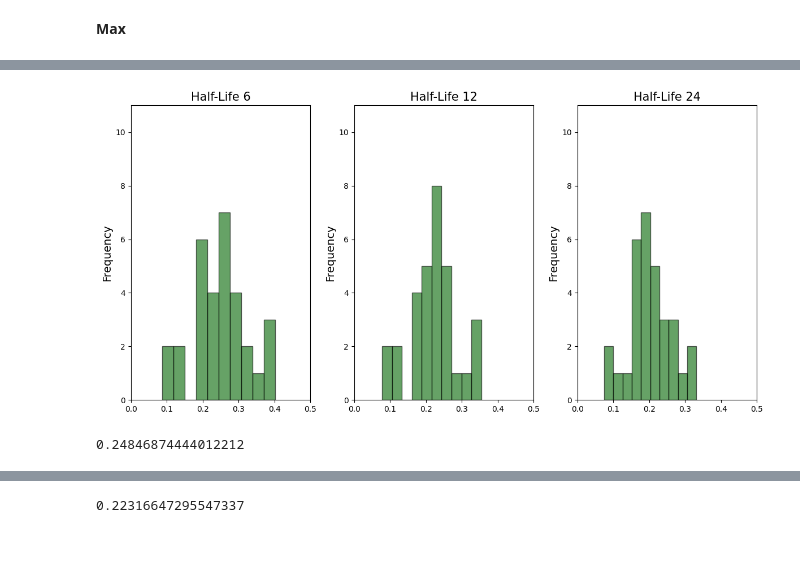
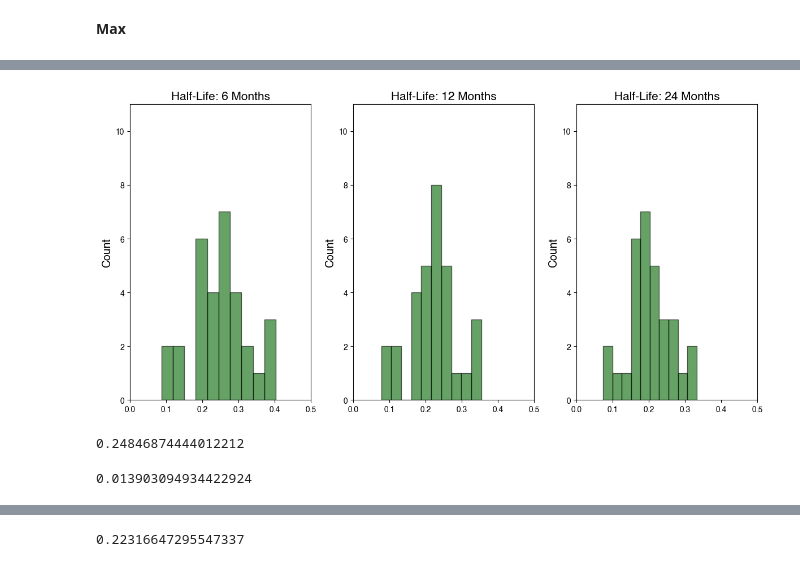
Before and after one commit to sarahsotoudeh/LegislativeInfluence, a Jupyter notebook: InfluenceVisualization.ipynb, the cells around one changed output, grey strips where cells are left out. Cells and saved outputs as stored; diff of their text form; code cells hidden in the pictures.

```diff
--- a/InfluenceVisualization.ipynb
+++ b/InfluenceVisualization.ipynb
@@ -8,6 +8,8 @@ import networkx as nx
 import pickle
 import warnings
 from scipy.stats import ttest_ind
+plt.rcParams['font.family'] = 'Helvetica'
+plt.rcParams['font.sans-serif'] = ['Helvetica']
 # %% [markdown]
 #### House
 # %%
@@ -215,40 +173,44 @@ for i, df in enumerate(bills_df):
 	passed_plot = passed_plot.sort_values("Time")
 	passed_plot_sort = passed_plot.sort_values("count")
 
 	failed_plot = fail.copy()
 	failed_plot["Time"] = failed_plot["Time"].dt.to_timestamp()
 	failed_plot = failed_plot.set_index("Time")
 	failed_plot = failed_plot.resample("4M").agg({"Influence_Score": ["mean", "std", "count"]})
 	failed_plot = failed_plot.reset_index()
 	failed_plot.columns = ["Time", "mean", "std", "count"]
 	failed_plot["Time"] = failed_plot["Time"].dt.strftime('%Y-%m')
 	failed_plot["sqrt_count"] = np.sqrt(failed_plot["count"].to_numpy())
 	failed_plot = failed_plot.sort_values("Time")
 	failed_plot_sort = failed_plot.sort_values("count")
 
 	merged_plot = pd.merge(passed_plot, failed_plot, on="Time", suffixes=("_passed", "_failed"))
 	merged_plot["Percent_Difference"] = ((merged_plot["mean_passed"] - merged_plot["mean_failed"]) / merged_plot["mean_failed"])
 
 	# Plot the histogram in the current subplot
 	ax = axes[i]
 	ax.set_xlim([0,0.5])
 	ax.set_ylim([0,11])
 	ax.hist(merged_plot["Percent_Difference"], bins=10, edgecolor='k', color="darkgreen", alpha=0.6)
-	ax.set_title("Half-Life " + str(halflife), fontsize=15)
-	ax.set_ylabel("Frequency", fontsize=14)
+	ax.set_title("Half-Life: " + str(halflife) + " Months", fontsize=15)
+	ax.set_ylabel("Count", fontsize=14)
 
 	# Format x-axis labels with percent signs
 	# ax.xaxis.set_major_formatter(FuncFormatter(lambda x, _ : f'{x:.0f}%'))
 
 # Adjust the layout to prevent overlapping
 plt.tight_layout()
 plt.show()
 # %% [output]
-[figure, old version]
+[figure, new version]
 # %%
 max_6["Percent_Difference"].mean()
 # %% [output]
 0.24846874444012212
+# %%
+max_6["Percent_Difference"].sem()
+# %% [output]
+0.013903094934422924
 # %%
 max_12 = plot_4_month_influence("House", fail_house_max_bill_12h, "Mean Influence Score Bills", "Influence Score Over Time HL 12 (Using Maximum Cosponsor Influence)")
 # %% [output]
```
Also changed, not shown: parts of 14 cells of this notebook.
